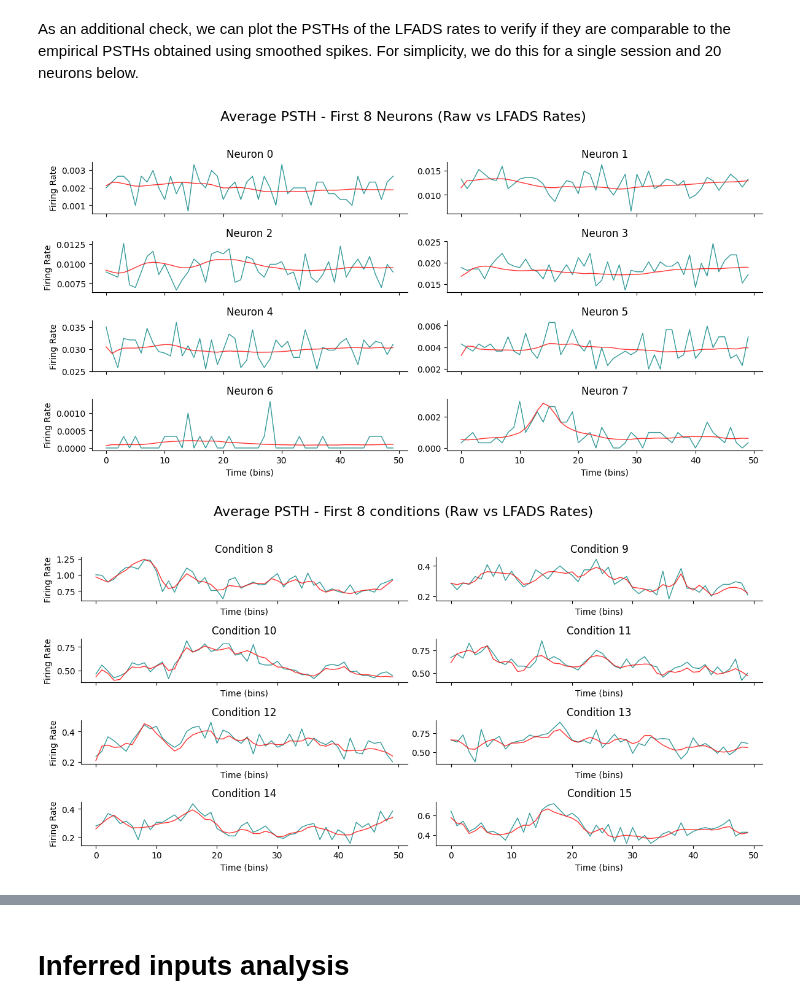
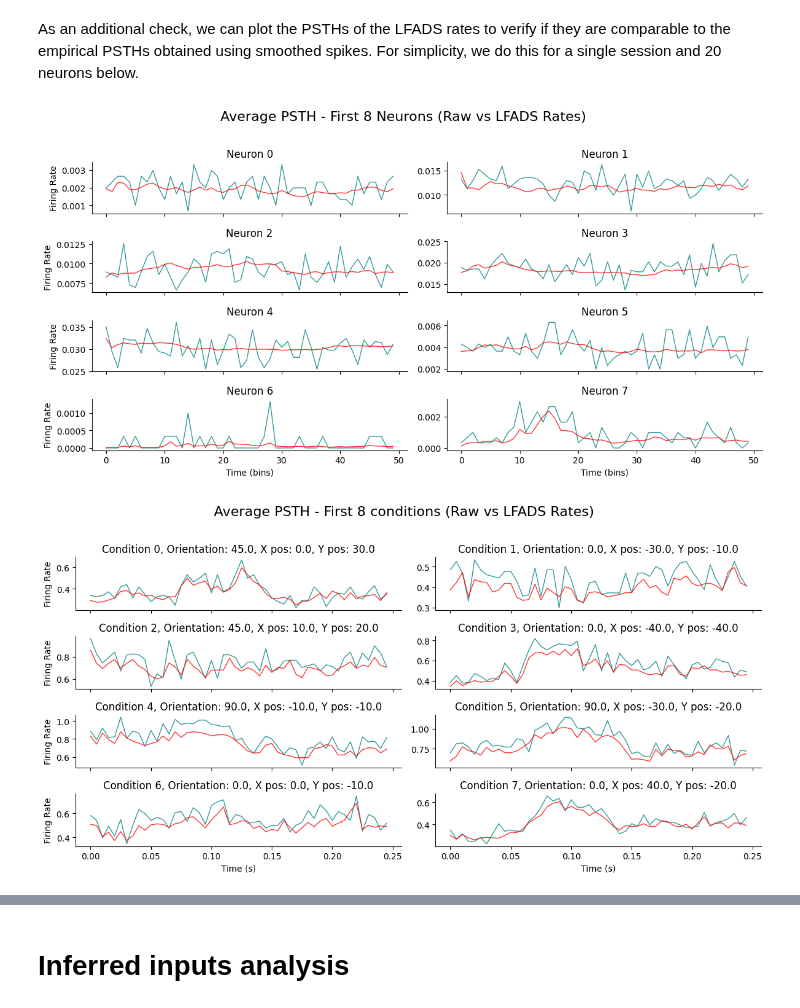
Before and after one commit to wkemilylau/iib_project_lfads, a Jupyter notebook: tutorials/multisession/v1_eval.ipynb, the cells around one changed output, grey strips where cells are left out. Saved outputs shown, nothing was run; the diff lists cells and outputs as text; code cells hidden in the pictures.

```diff
--- a/tutorials/multisession/v1_eval.ipynb
+++ b/tutorials/multisession/v1_eval.ipynb
@@ -14,6 +14,6 @@ from sklearn.decomposition import PCA
 # %% [markdown]
 # Load LFADS factors and rates from output files
 # %%
-LFADS_OUTPUT_PATHS = sorted(glob("lfads_output_v1_5_*.h5"))
+LFADS_OUTPUT_PATHS = sorted(glob("lfads_output_v1_10_*.h5"))
 LFADS_OUTPUT_PATHS
 # %% [output]
@@ -82,7 +82,10 @@ def mean_by_stimulus_id(data, stimulus_ids):
     unique_ids = np.unique(stimulus_ids)
 
     n_unique = len(unique_ids)
-    mean_matrix = np.zeros((n_unique, data.shape[1], data.shape[2]))
+    if len(data.shape) == 2:
+        mean_matrix = np.zeros((n_unique, data.shape[1]))
+    else:
+        mean_matrix = np.zeros((n_unique, data.shape[1], data.shape[2]))
     counts = np.zeros(n_unique, dtype=int)  # Array to store how many rows per ID
 
     for i, s_id in enumerate(unique_ids):
@@ -103,3 +106,8 @@ def mean_by_stimulus_id(data, stimulus_ids):
         print("Some rows were missed or double-counted.")
 
     return unique_ids, mean_matrix, counts
+# %%
+stimulus_id_map = {}
+map_list = np.loadtxt('stimulus_id_map.txt')
+for i in range(len(map_list)):
+    stimulus_id_map[i] = map_list[i]
@@ -188,41 +217,42 @@ sess = 'v1'
 # Run the updated plotting function
 plot_overlay_psths_first_8(spikes[sess], rates[sess], "Average PSTH - First 8 Neurons (Raw vs LFADS Rates)")
 # %% [output]
-[figure, old version]
+[figure, new version]
 # %%
 def plot_mean_by_condition(spikes_data, rates_data, title):
     # Create a 4x2 grid to fit exactly 8 neurons
     fig, axes = plt.subplots(4, 2, figsize=(12, 6), sharex=True)
+    time = np.arange(0, 0.25, 0.005)
 
     # Flatten the axes array to easily iterate through all 8 subplots
     axes_flat = axes.flatten()
 
-    for i in range(8, 16):
-        ax = axes_flat[i-8]
+    for i in range(8):
+        ax = axes_flat[i]
 
         # Calculate the mean across all trials for the i-th condition
         spikes_mean_activity = np.mean(spikes_data[i], axis=1)
         rates_mean_activity = np.mean(rates_data[i], axis=1)
 
-        ax.plot(spikes_mean_activity/bin_width_sec, color='teal', linewidth=1, alpha=0.8)
-        ax.plot(rates_mean_activity/bin_width_sec, color='red', linewidth=1, alpha=0.8)
-        ax.set_title(f"Condition {i}", fontsize=12)
+        ax.plot(time, spikes_mean_activity/bin_width_sec, color='teal', linewidth=1, alpha=0.8)
+        ax.plot(time, rates_mean_activity/bin_width_sec, color='red', linewidth=1, alpha=0.8)
+        ax.set_title(f"Condition {i}, Orientation: {stimulus_id_map[i][0]}, X pos: {stimulus_id_map[i][1]}, Y pos: {stimulus_id_map[i][2]}", fontsize=12)
 
         # Clean up visual clutter
         ax.spines['top'].set_visible(False)
         ax.spines['right'].set_visible(False)
 
         # Add labels only to the bottom-most plots for a cleaner look
         if i >= 6:
-            ax.set_xlabel("Time (bins)")
+            ax.set_xlabel("Time (s)")
         if i % 2 == 0:
             ax.set_ylabel("Firing Rate")
 
     plt.suptitle(title, fontsize=16, y=1.02)
     plt.tight_layout()
     plt.show()
 
 # Run the updated plotting function
 plot_mean_by_condition(mean_spikes, mean_rates, "Average PSTH - First 8 conditions (Raw vs LFADS Rates)")
 # %% [output]
-[figure, old version]
+[figure, new version]
```
Also changed, not shown: parts of 29 cells of this notebook, 4 other files.
